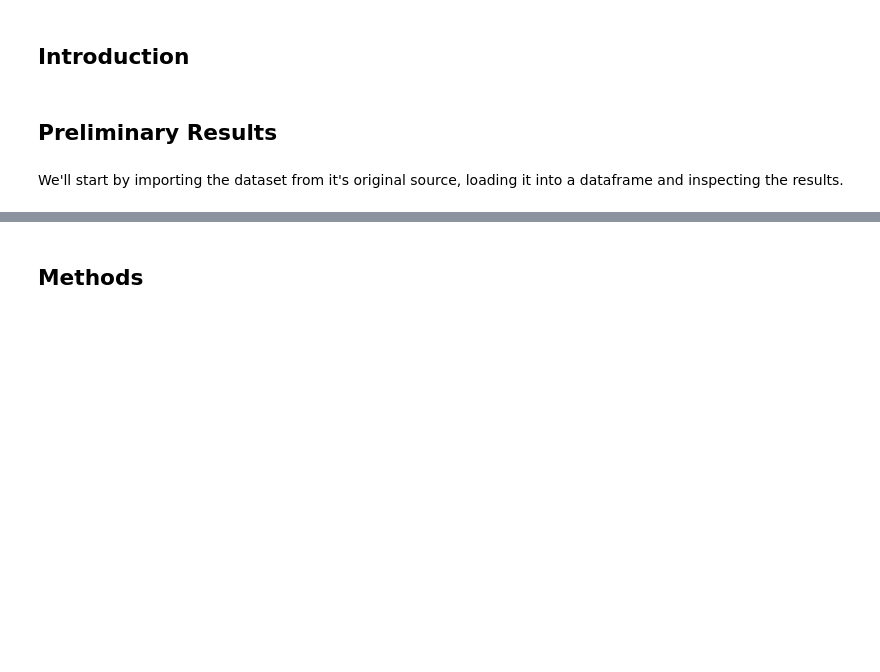
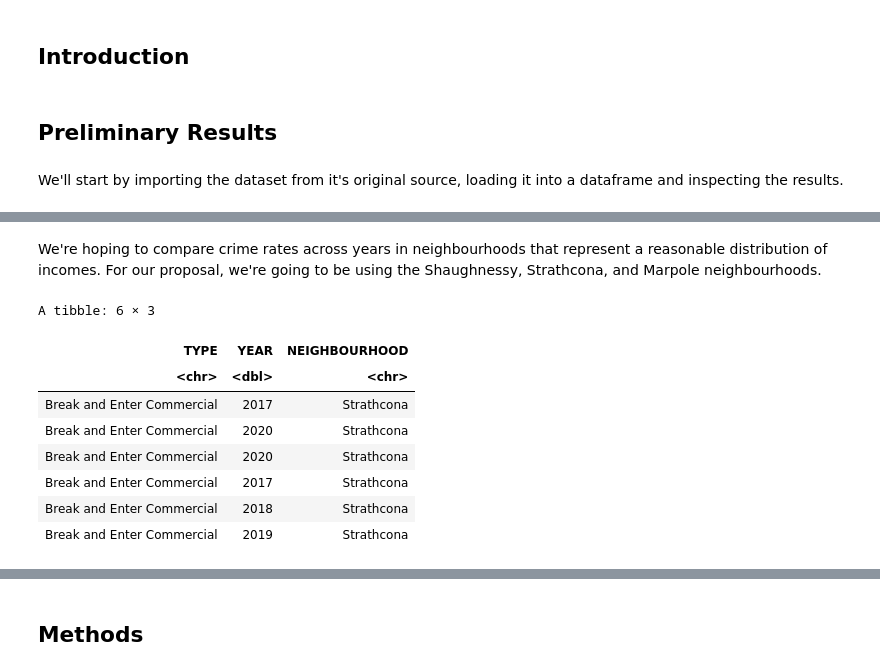
Before and after one commit to adammitha/STAT201-group-project, a Jupyter notebook: Project Proposals/VPDCrime/Proposal.ipynb, the cells around one changed output, grey strips where cells are left out. Cells and saved outputs as stored; diff of their text form; code cells hidden in the pictures; blank space fills up the shorter version.

```diff
--- a/Project Proposals/VPDCrime/Proposal.ipynb
+++ b/Project Proposals/VPDCrime/Proposal.ipynb
@@ -27,0 +61,16 @@ A tibble: 6 × 10
+# %% [markdown]
+We're hoping to compare crime rates across years in neighbourhoods that represent a reasonable distribution of incomes. For our proposal, we're going to be using the Shaughnessy, Strathcona, and Marpole neighbourhoods.
+# %%
+crime_data <- crime_data %>%
+    filter(NEIGHBOURHOOD %in% c("Shaughnessy", "Strathcona", "Marpole"))
+head(crime_data)
+# %% [output]
+A tibble: 6 × 3
+| TYPE | YEAR | NEIGHBOURHOOD |
+| <chr> | <dbl> | <chr> |
+| Break and Enter Commercial | 2017 | Strathcona |
+| Break and Enter Commercial | 2020 | Strathcona |
+| Break and Enter Commercial | 2020 | Strathcona |
+| Break and Enter Commercial | 2017 | Strathcona |
+| Break and Enter Commercial | 2018 | Strathcona |
+| Break and Enter Commercial | 2019 | Strathcona |
```
Also changed, not shown: parts of 6 cells of this notebook.
